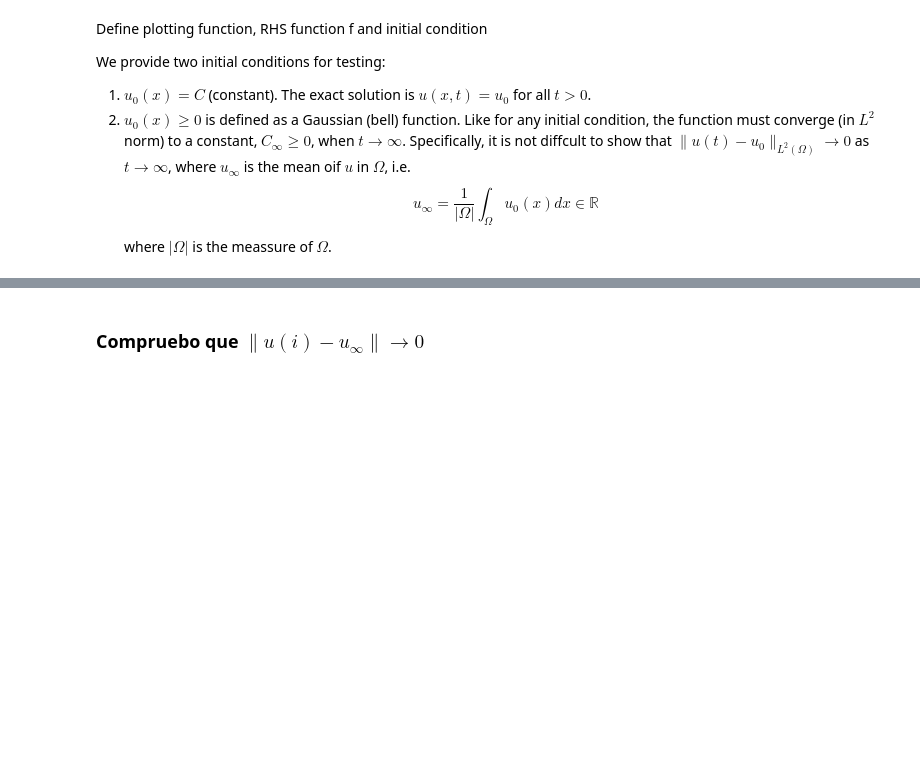
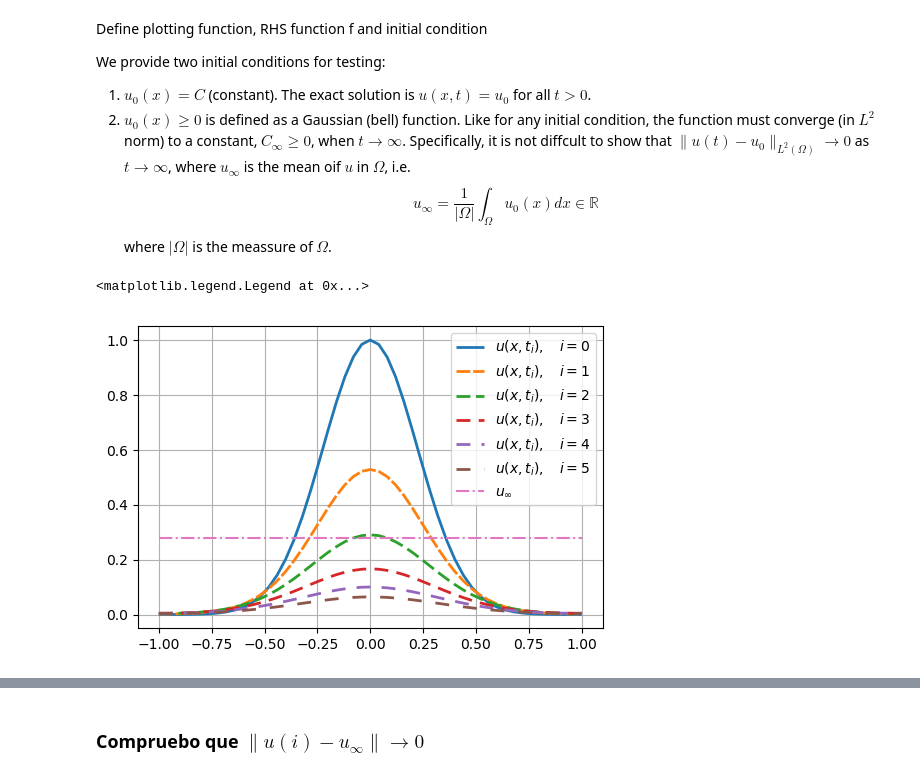
Before and after one commit to rrgalvan/keller-segel-schemes, a Jupyter notebook: Diferencias-finitas/Reaction-Diffusion 1D.ipynb, the cells around one changed output, grey strips where cells are left out. Saved outputs shown, nothing was run; the diff lists cells and outputs as text; code cells hidden in the pictures; blank space fills up the shorter version.

```diff
--- a/Diferencias-finitas/Reaction-Diffusion 1D.ipynb
+++ b/Diferencias-finitas/Reaction-Diffusion 1D.ipynb
@@ -194,3 +194,25 @@ u_cte = lambda x: 5*np.ones_like(x)
 # Initial solution 2: u_0 = Gaussian function
 C_gauss = 10
 u_gauss = lambda x: np.exp(-C_gauss*(x**2))
+# %%
+NT = 6
+NX = 50
+X0 = -1
+X1 = 1
+x = linspace(X0, X1, NX+1)
+w = u_gauss(x)
+u, x, t = reaction_diffusion_equation_neumann_1d(f, u_init=u_gauss, v=w,
+                                    nx_intervals=NX, nt_intervals=NT,
+                                    a=X0, b=X1, T=0.1, nu=1, verbosity=0, k1=40, k2=1)
+
+for i in range(NT):
+    my_plot(x, u[i], i)
+    #mpl.show()
+
+u_infty = quad(u[0], x)/(b-a) # Media de u_0 en [a,b]
+mpl.plot(x, u_infty*np.ones_like(x), "-.", label="$u_\infty$")
+mpl.grid()
+mpl.legend()
+# %% [output]
+<matplotlib.legend.Legend at 0x...>
+[figure, added]
```
Also changed, not shown: parts of 7 cells of this notebook, 3 other files.
